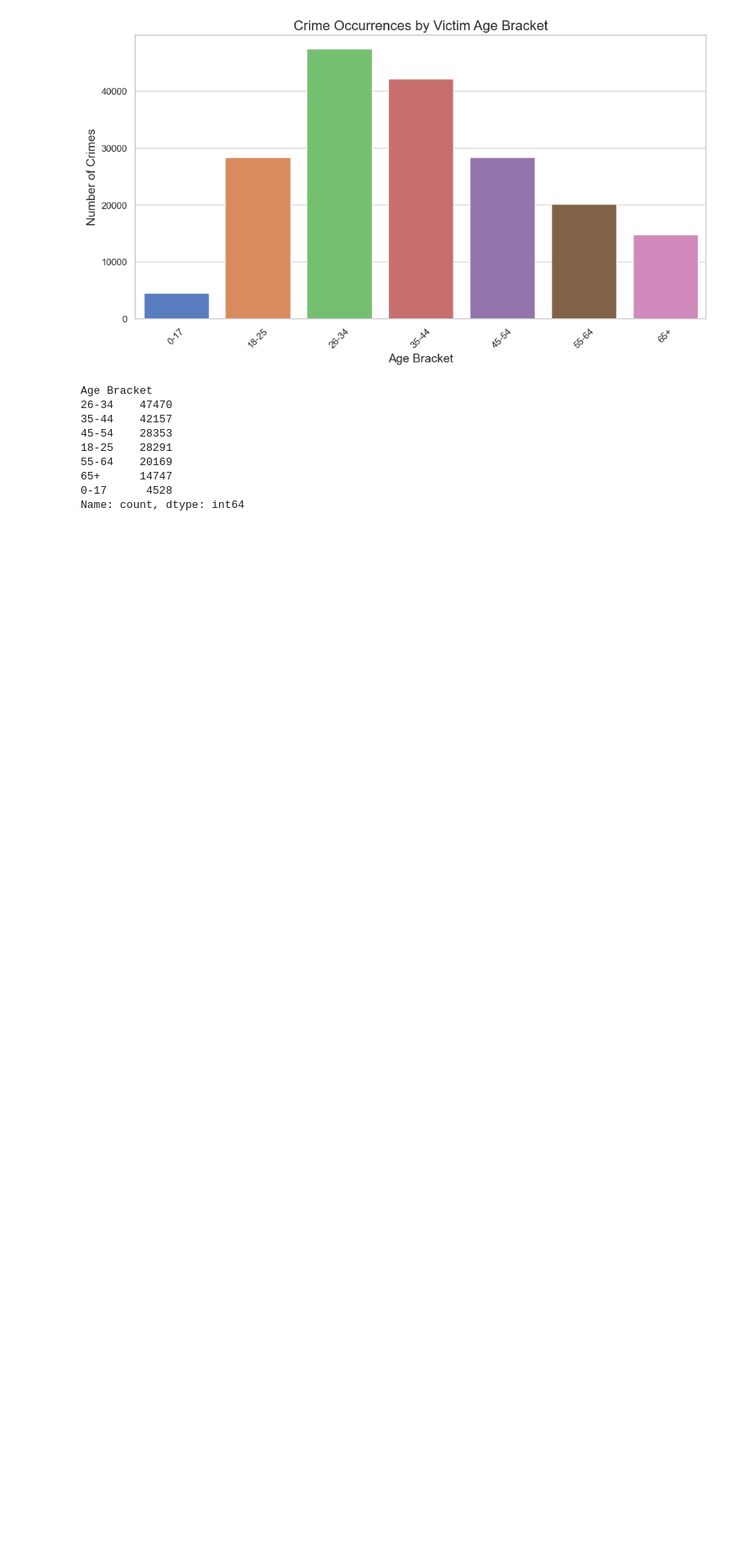
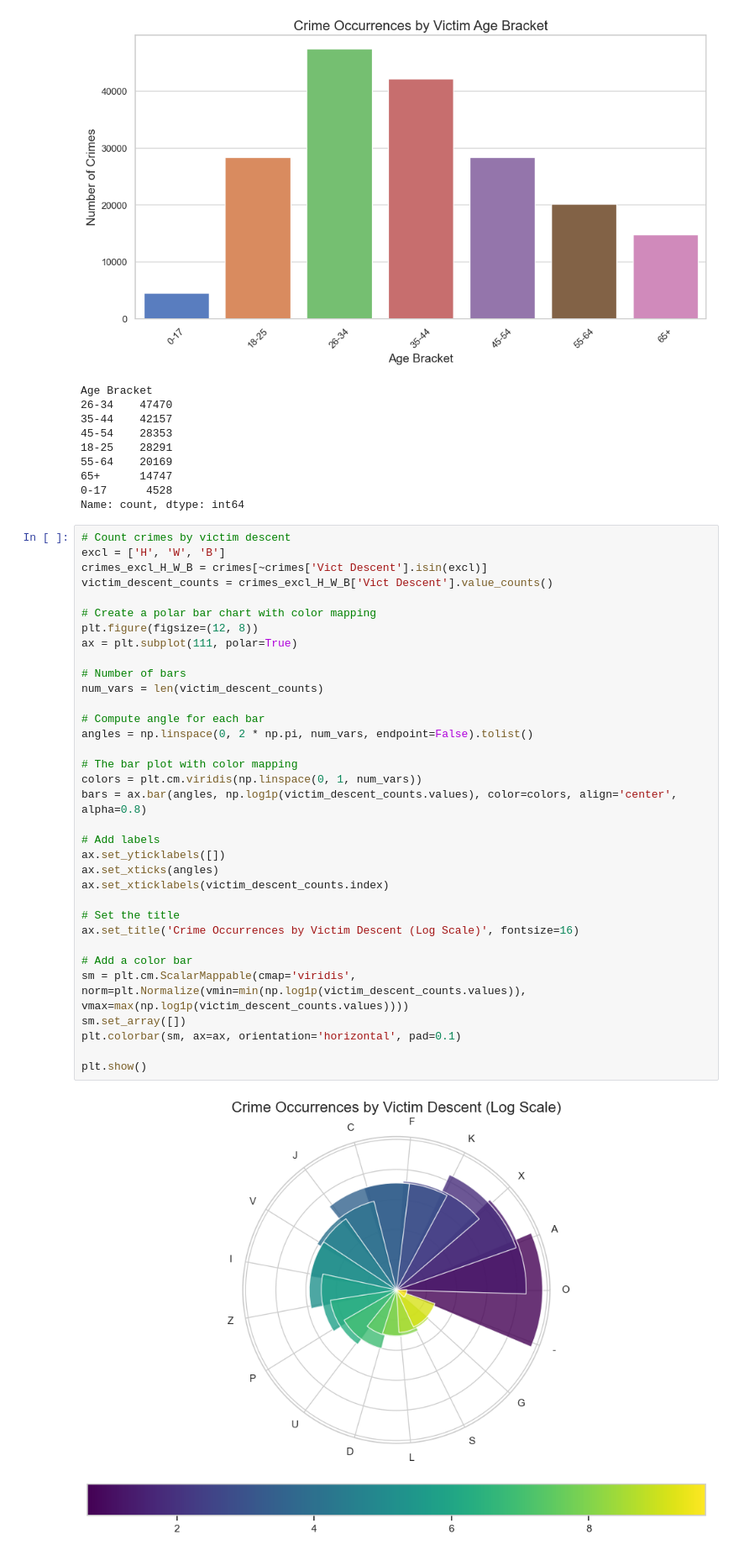
Before and after one commit to AN-Datasurfer/project_LA_crimes, a Jupyter notebook: notebook.ipynb, the cells around one changed output. Shown: that part at 84% size. Cells and saved outputs as stored; diff of their text form; blank space fills up the shorter version.

Commit message:
data(visualization): Crime Occurrences by Victim Descent (Log Scale)

```diff
--- a/notebook.ipynb
+++ b/notebook.ipynb
@@ -131,3 +131,39 @@ Age Bracket
 65+      14747
 0-17      4528
 Name: count, dtype: int64
+# %%
+# Count crimes by victim descent
+excl = ['H', 'W', 'B']
+crimes_excl_H_W_B = crimes[~crimes['Vict Descent'].isin(excl)]
+victim_descent_counts = crimes_excl_H_W_B['Vict Descent'].value_counts()
+
+# Create a polar bar chart with color mapping
+plt.figure(figsize=(12, 8))
+ax = plt.subplot(111, polar=True)
+
+# Number of bars
+num_vars = len(victim_descent_counts)
+
+# Compute angle for each bar
+angles = np.linspace(0, 2 * np.pi, num_vars, endpoint=False).tolist()
+
+# The bar plot with color mapping
+colors = plt.cm.viridis(np.linspace(0, 1, num_vars))
+bars = ax.bar(angles, np.log1p(victim_descent_counts.values), color=colors, align='center', alpha=0.8)
+
+# Add labels
+ax.set_yticklabels([])
+ax.set_xticks(angles)
+ax.set_xticklabels(victim_descent_counts.index)
+
+# Set the title
+ax.set_title('Crime Occurrences by Victim Descent (Log Scale)', fontsize=16)
+
+# Add a color bar
+sm = plt.cm.ScalarMappable(cmap='viridis', norm=plt.Normalize(vmin=min(np.log1p(victim_descent_counts.values)), vmax=max(np.log1p(victim_descent_counts.values))))
+sm.set_array([])
+plt.colorbar(sm, ax=ax, orientation='horizontal', pad=0.1)
+
+plt.show()
+# %% [output]
+[figure, added]
```
